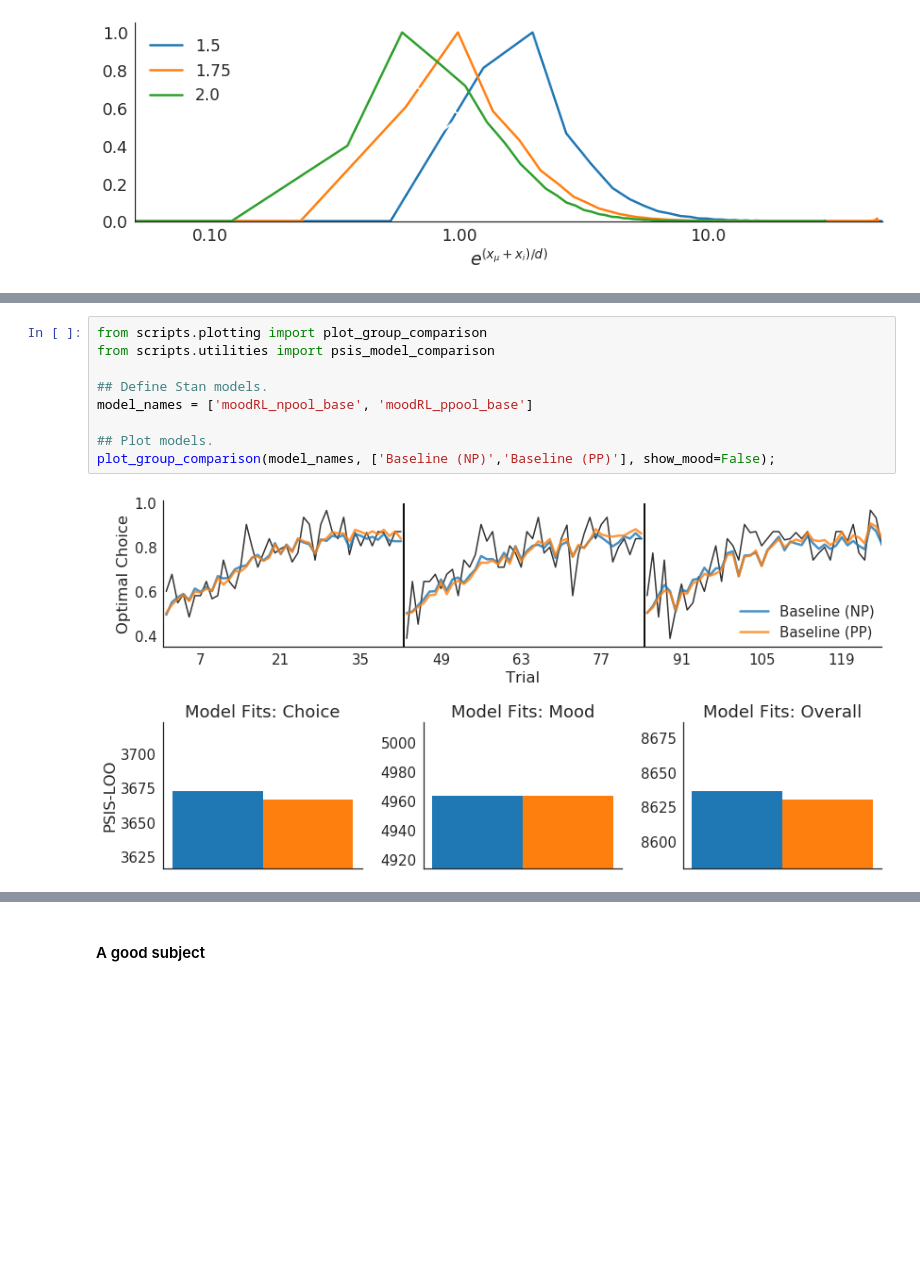
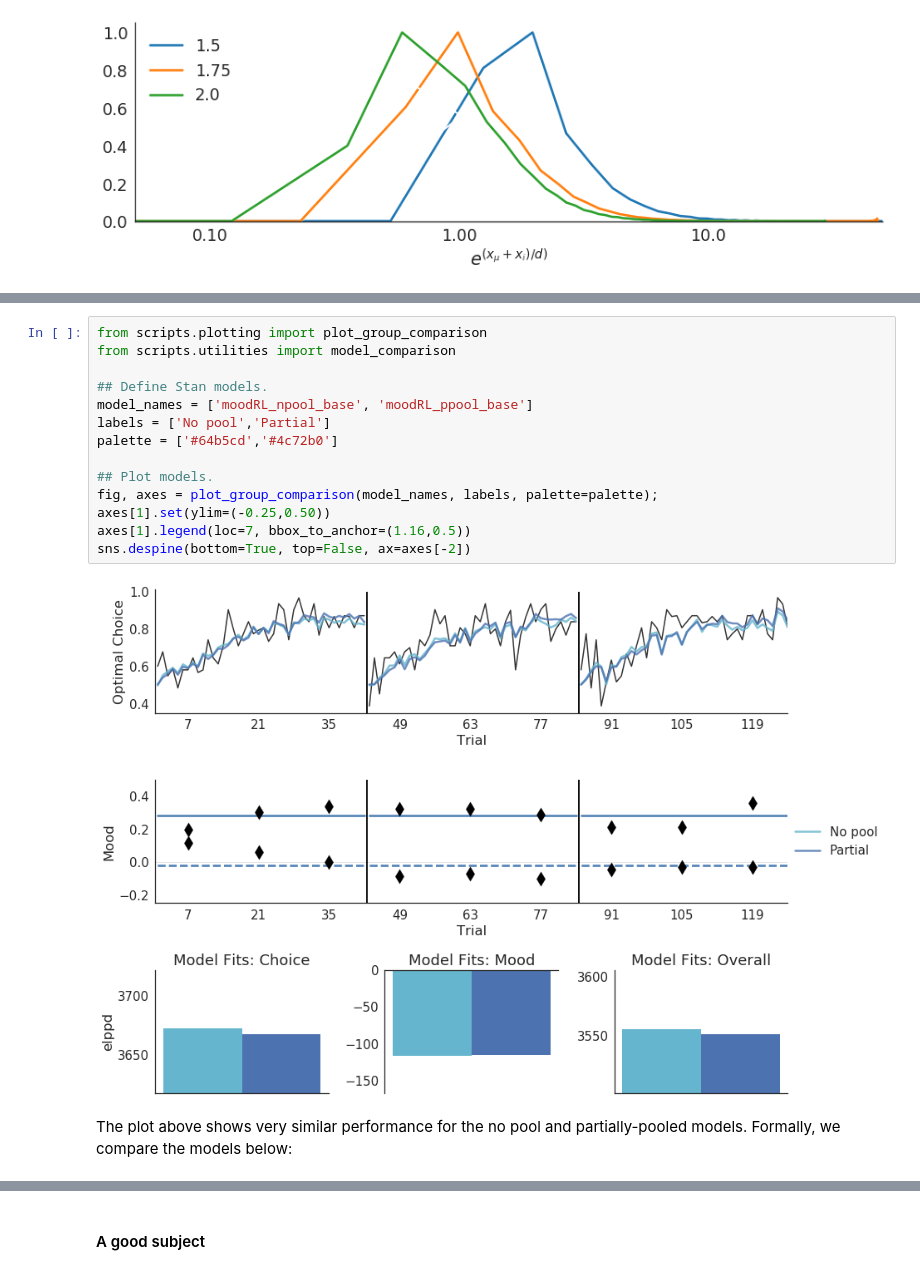
Before and after one commit to szorowi1/pni-rotations, a Jupyter notebook: results_modeling.ipynb, the cells around one changed output, grey strips where cells are left out. Drawn from its saved outputs; the diff is of its cells as text; blank space fills up the shorter version.

Commit message:
first round of model comparisons complete. need to finish making individual plots. think about parameter recovery demonstration

```diff
--- a/results_modeling.ipynb
+++ b/results_modeling.ipynb
@@ -225,11 +249,18 @@ if model_name:
 # %%
 from scripts.plotting import plot_group_comparison
-from scripts.utilities import psis_model_comparison
+from scripts.utilities import model_comparison
 
 ## Define Stan models.
 model_names = ['moodRL_npool_base', 'moodRL_ppool_base']
+labels = ['No pool','Partial']
+palette = ['#64b5cd','#4c72b0']
 
 ## Plot models.
-plot_group_comparison(model_names, ['Baseline (NP)','Baseline (PP)'], show_mood=False);
+fig, axes = plot_group_comparison(model_names, labels, palette=palette);
+axes[1].set(ylim=(-0.25,0.50))
+axes[1].legend(loc=7, bbox_to_anchor=(1.16,0.5))
+sns.despine(bottom=True, top=False, ax=axes[-2])
 # %% [output]
-[figure, old version]
+[figure, new version]
+# %% [markdown]
+The plot above shows very similar performance for the no pool and partially-pooled models. Formally, we compare the models below:
```
Also changed, not shown: parts of 24 cells of this notebook, 5 other files.
